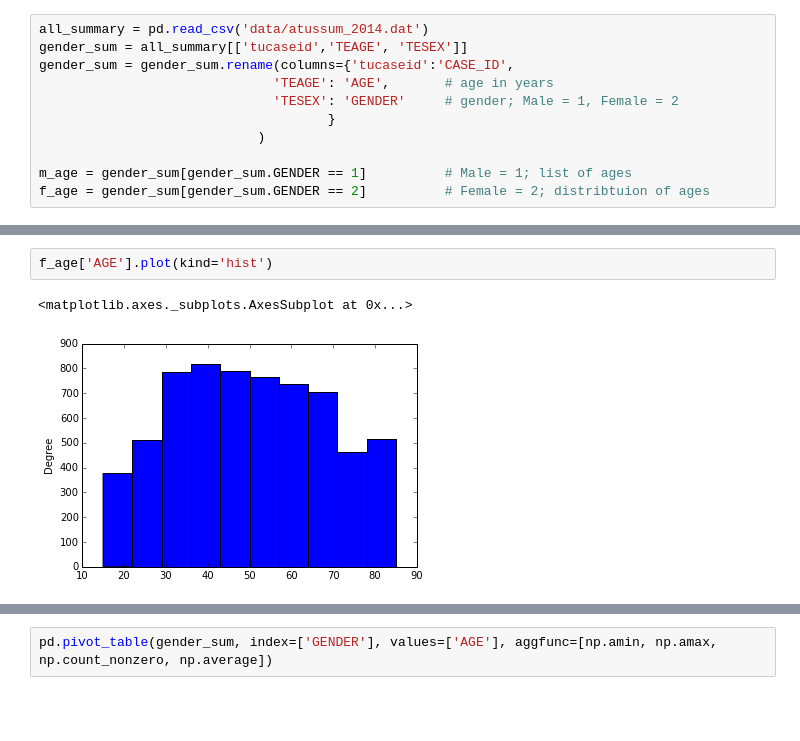
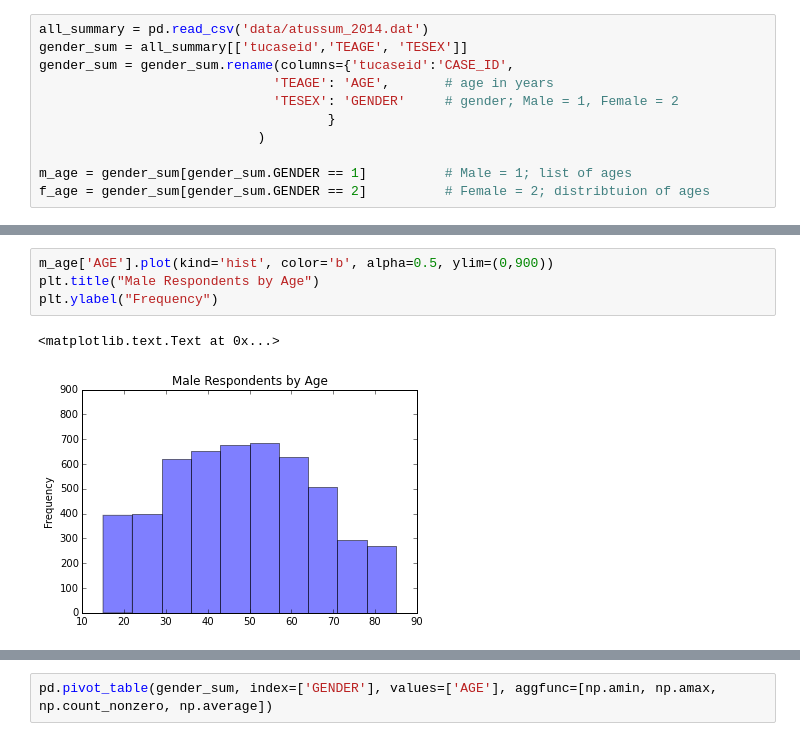
Before and after one commit to BobAmand/atus-analysis, a Jupyter notebook: summary_analysis_MVP.ipynb, the cells around one changed output, grey strips where cells are left out. Drawn from its saved outputs; the diff is of its cells as text; blank space fills up the shorter version.

```diff
--- a/summary_analysis_MVP.ipynb
+++ b/summary_analysis_MVP.ipynb
@@ -39,5 +41,7 @@ m_age['AGE'].plot(kind='hist')
-# %%
-f_age['AGE'].plot(kind='hist')
-# %% [output]
-<matplotlib.axes._subplots.AxesSubplot at 0x...>
-[figure, removed]
+# %%
+m_age['AGE'].plot(kind='hist', color='b', alpha=0.5, ylim=(0,900))
+plt.title("Male Respondents by Age")
+plt.ylabel("Frequency")
+# %% [output]
+<matplotlib.text.Text at 0x...>
+[figure, added]
```
Also changed, not shown: parts of 13 cells of this notebook.
